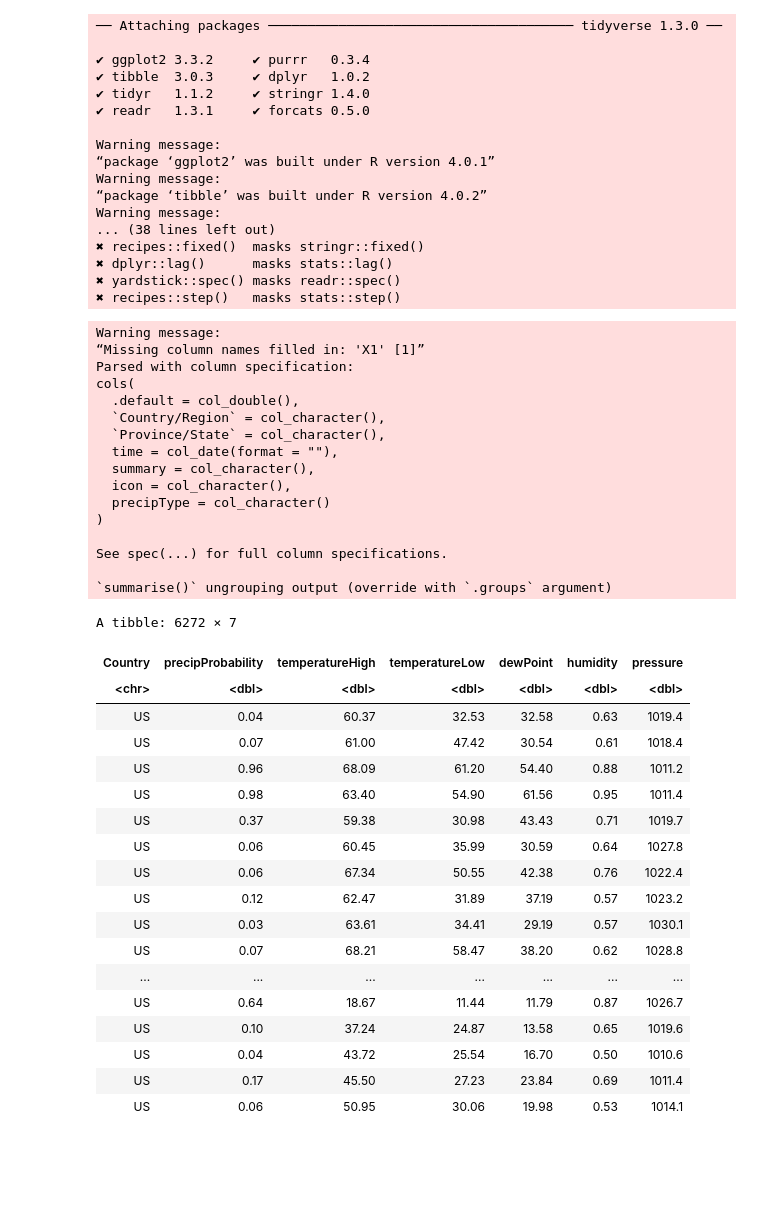
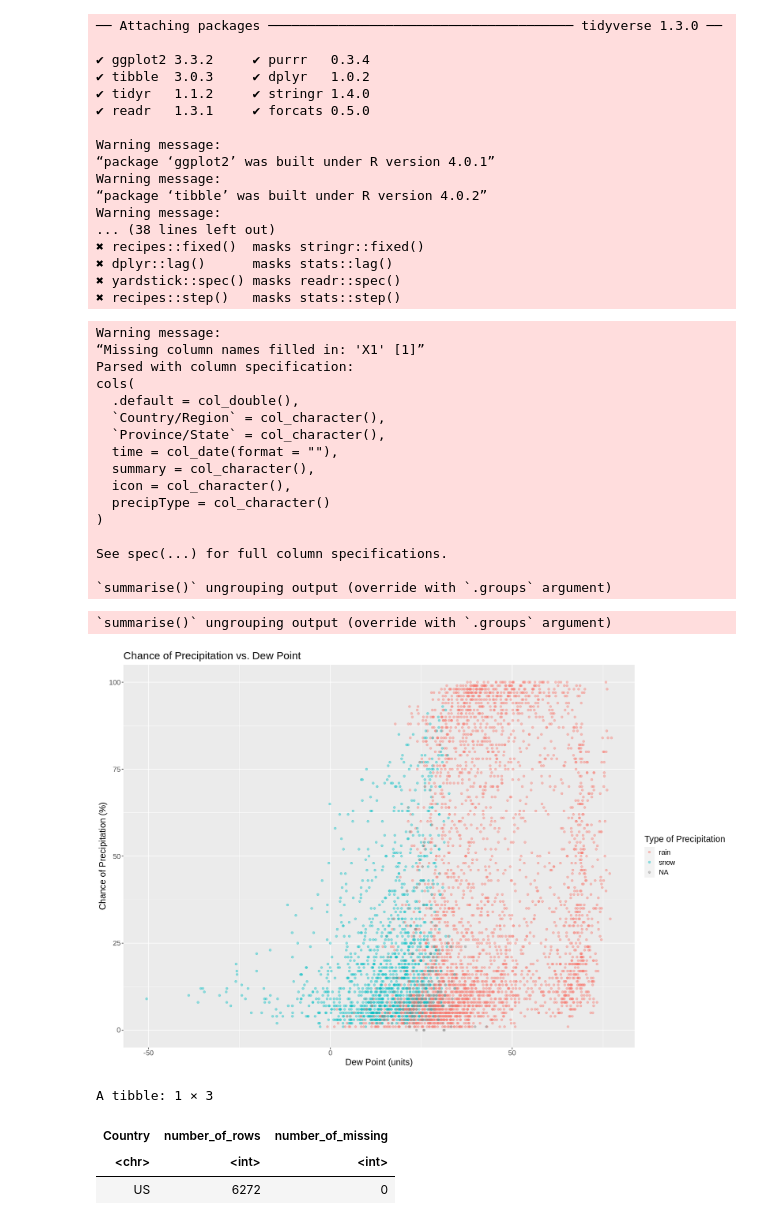
Before and after one commit to codingonapotato/dsci100_group_project_S2022, a Jupyter notebook: Project Proposal.ipynb, the cells around one changed output. Cells and saved outputs as stored; diff of their text form; code cells hidden in the pictures; blank space fills up the shorter version.

```diff
--- a/Project Proposal.ipynb
+++ b/Project Proposal.ipynb
@@ -67,16 +67,22 @@ weather_data_raw <- read_csv("data/daily_weather_2020.csv") %>%
     #filter(Country/Region == "??")
 
 names <- colnames(weather_data_raw) # So that we can see all the column names in the dataframe
-
 count <- weather_data_raw %>%
             group_by(Country) %>%
             summarize(number_of_rows = n()) %>%
             arrange(desc(number_of_rows)) # So that we can see the rows of data we have to work with in each region
 
 weather_data <- weather_data_raw %>%
-                    select(Country, precipProbability, temperatureHigh, temperatureLow, dewPoint, humidity, pressure) %>%
-                    filter(Country == "US")
-weather_data
+                    select(Country, precipProbability, temperatureHigh, temperatureLow, dewPoint, humidity, pressure, precipType) %>%
+                    filter(Country == "US") # dataframe with relevant columns from Country w/ most rows (no NAs!)
+
+na_count <- weather_data %>%
+                is.na() %>%
+                sum() %>%
+                as.data.frame() %>%
+                rename(number_of_missing = ".") #formally showing number of missing values in a dataframe
+
+#Started a new code cell below because having to scroll all the way down this warning msg is annoying
 # %% [output]
 Warning message:
 “Missing column names filled in: 'X1' [1]”
@@ -94,22 +100,3 @@ cols(
 See spec(...) for full column specifications.
 
 `summarise()` ungrouping output (override with `.groups` argument)
-A tibble: 6272 × 7
-| Country | precipProbability | temperatureHigh | temperatureLow | dewPoint | humidity | pressure |
-| <chr> | <dbl> | <dbl> | <dbl> | <dbl> | <dbl> | <dbl> |
-| US | 0.04 | 60.37 | 32.53 | 32.58 | 0.63 | 1019.4 |
-| US | 0.07 | 61.00 | 47.42 | 30.54 | 0.61 | 1018.4 |
-| US | 0.96 | 68.09 | 61.20 | 54.40 | 0.88 | 1011.2 |
-| US | 0.98 | 63.40 | 54.90 | 61.56 | 0.95 | 1011.4 |
-| US | 0.37 | 59.38 | 30.98 | 43.43 | 0.71 | 1019.7 |
-| US | 0.06 | 60.45 | 35.99 | 30.59 | 0.64 | 1027.8 |
-| US | 0.06 | 67.34 | 50.55 | 42.38 | 0.76 | 1022.4 |
-| US | 0.12 | 62.47 | 31.89 | 37.19 | 0.57 | 1023.2 |
-| US | 0.03 | 63.61 | 34.41 | 29.19 | 0.57 | 1030.1 |
-| US | 0.07 | 68.21 | 58.47 | 38.20 | 0.62 | 1028.8 |
-| ... | ... | ... | ... | ... | ... | ... |
-| US | 0.64 | 18.67 | 11.44 | 11.79 | 0.87 | 1026.7 |
-| US | 0.10 | 37.24 | 24.87 | 13.58 | 0.65 | 1019.6 |
-| US | 0.04 | 43.72 | 25.54 | 16.70 | 0.50 | 1010.6 |
-| US | 0.17 | 45.50 | 27.23 | 23.84 | 0.69 | 1011.4 |
-| US | 0.06 | 50.95 | 30.06 | 19.98 | 0.53 | 1014.1 |
@@ -117,0 +103,41 @@ A tibble: 6272 × 7
+# %%
+weather_split <- weather_data %>%
+                    initial_split(prop = 0.75, strata = precipProbability) #just the thing we have to do to create the split object
+
+weather_training <- training(weather_split) #training dataset
+weather_testing <- testing(weather_split) #testing dataset
+
+weather_train_means <- weather_training %>%
+                            select(-Country, -precipType) %>%
+                            map_df(mean) #computed means for across all columns
+
+weather_train_total <- weather_training %>%
+                            group_by(Country) %>%
+                            summarize(number_of_rows = n()) #computed total number of rows
+
+weather_train_aggregate <- weather_train_total %>%
+                                bind_cols(weather_train_means) #aggregated summary tables for the training data
+
+options(repr.plot.width = 15, repr.plot.height = 10)
+weather_train_plot <- weather_training %>%
+                        mutate(precipProbability = precipProbability*100) %>%
+                        ggplot(aes(x = dewPoint, y = precipProbability)) +
+                        geom_point(aes(colour = precipType), alpha = 0.4) +
+                        labs(x = "Dew Point (units)", y = "Chance of Precipitation (%)", colour = "Type of Precipitation") +
+                        theme(text = element_text(size = 15)) +
+                        ggtitle("Chance of Precipitation vs. Dew Point")
+weather_train_plot
+# %% [output]
+`summarise()` ungrouping output (override with `.groups` argument)
+[figure, added]
+# %%
+# Planning to maybe have this code cell store the summary tables
+
+unified_tibble <- slice(count, 1) %>%
+                    bind_cols(na_count)
+unified_tibble
+# %% [output]
+A tibble: 1 × 3
+| Country | number_of_rows | number_of_missing |
+| <chr> | <int> | <int> |
+| US | 6272 | 0 |
```
Also changed, not shown: parts of 1 cell of this notebook.
